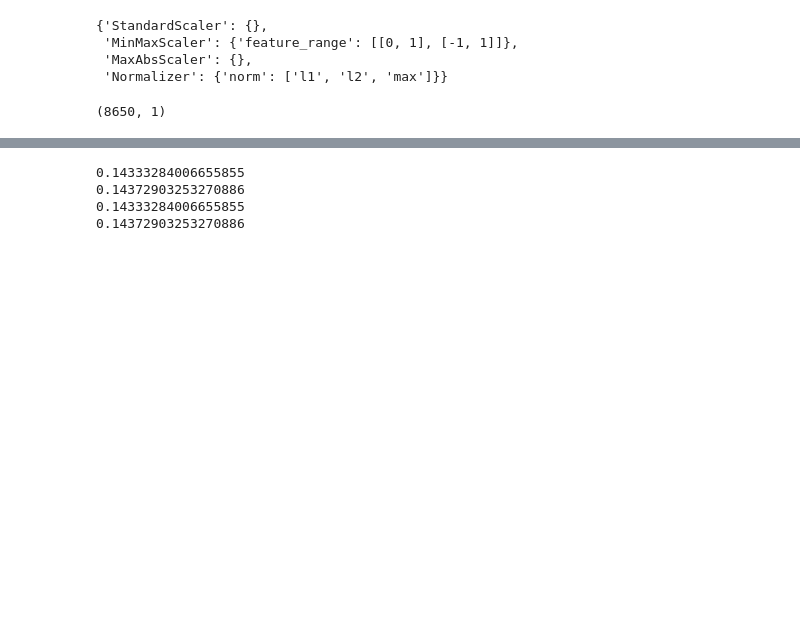
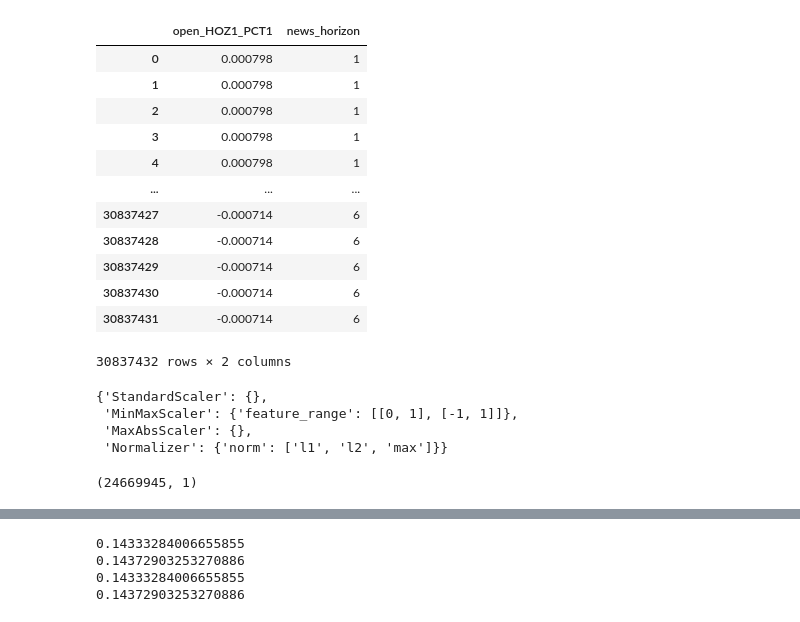
Before and after one commit to edazizovv/financial_news_re, a Jupyter notebook: flat_model.ipynb, the cells around one changed output, grey strips where cells are left out. Cells and saved outputs as stored; diff of their text form; code cells hidden in the pictures; blank space fills up the shorter version.

```diff
--- a/flat_model.ipynb
+++ b/flat_model.ipynb
@@ -77,8 +79,24 @@ data = data.rename(columns={'lag': 'news_horizon'})
 # set model specification
 
 tsi_names = ['target_date']
-y_names = ['open_hori1_LAG0']
+y_names = ['open_HOZ0_PCT1']
 x_names = [x for x in data.columns.values if 'open' in x and x not in y_names] + ['news_horizon']
+# %%
+data[x_names]
+# %% [output]
+|  | open_HOZ1_PCT1 | news_horizon |
+| 0 | 0.000798 | 1 |
+| 1 | 0.000798 | 1 |
+| 2 | 0.000798 | 1 |
+| 3 | 0.000798 | 1 |
+| 4 | 0.000798 | 1 |
+| ... | ... | ... |
+| 30837427 | -0.000714 | 6 |
+| 30837428 | -0.000714 | 6 |
+| 30837429 | -0.000714 | 6 |
+| 30837430 | -0.000714 | 6 |
+| 30837431 | -0.000714 | 6 |
+30837432 rows × 2 columns
 # %%
 # transformations
 # all of them are in the .json file
@@ -130,7 +148,7 @@ T_train, X_train, Y_train, T_test, X_test, Y_test = ts_sampler(T, X, Y, None, te
 # %%
 Y_train.shape
 # %% [output]
-(8650, 1)
+(24669945, 1)
 # %%
 pandas.Series(Y_train.ravel()).value_counts()
 # %% [output]
```
Also changed, not shown: parts of 6 cells of this notebook, 1 other file.
